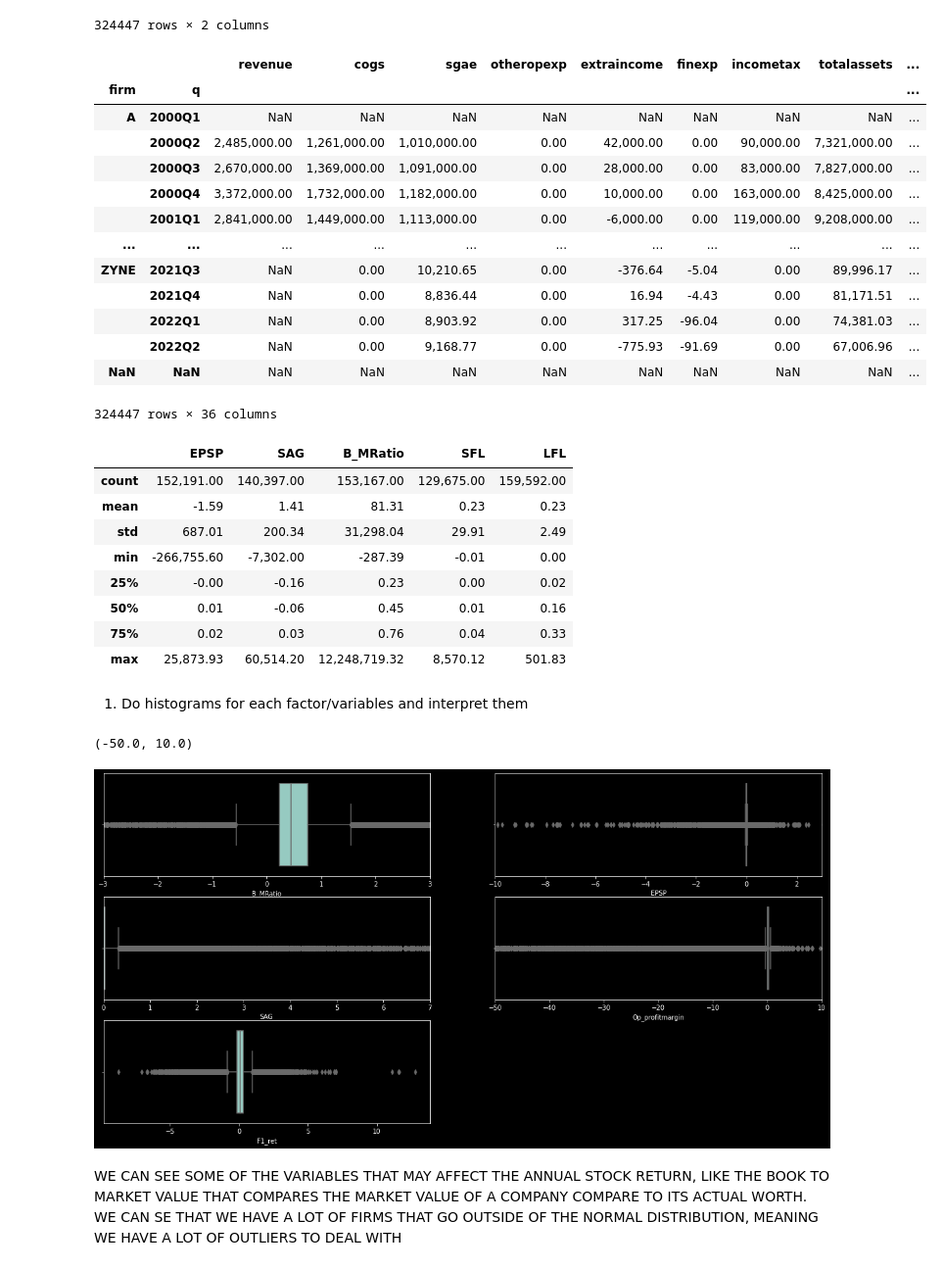
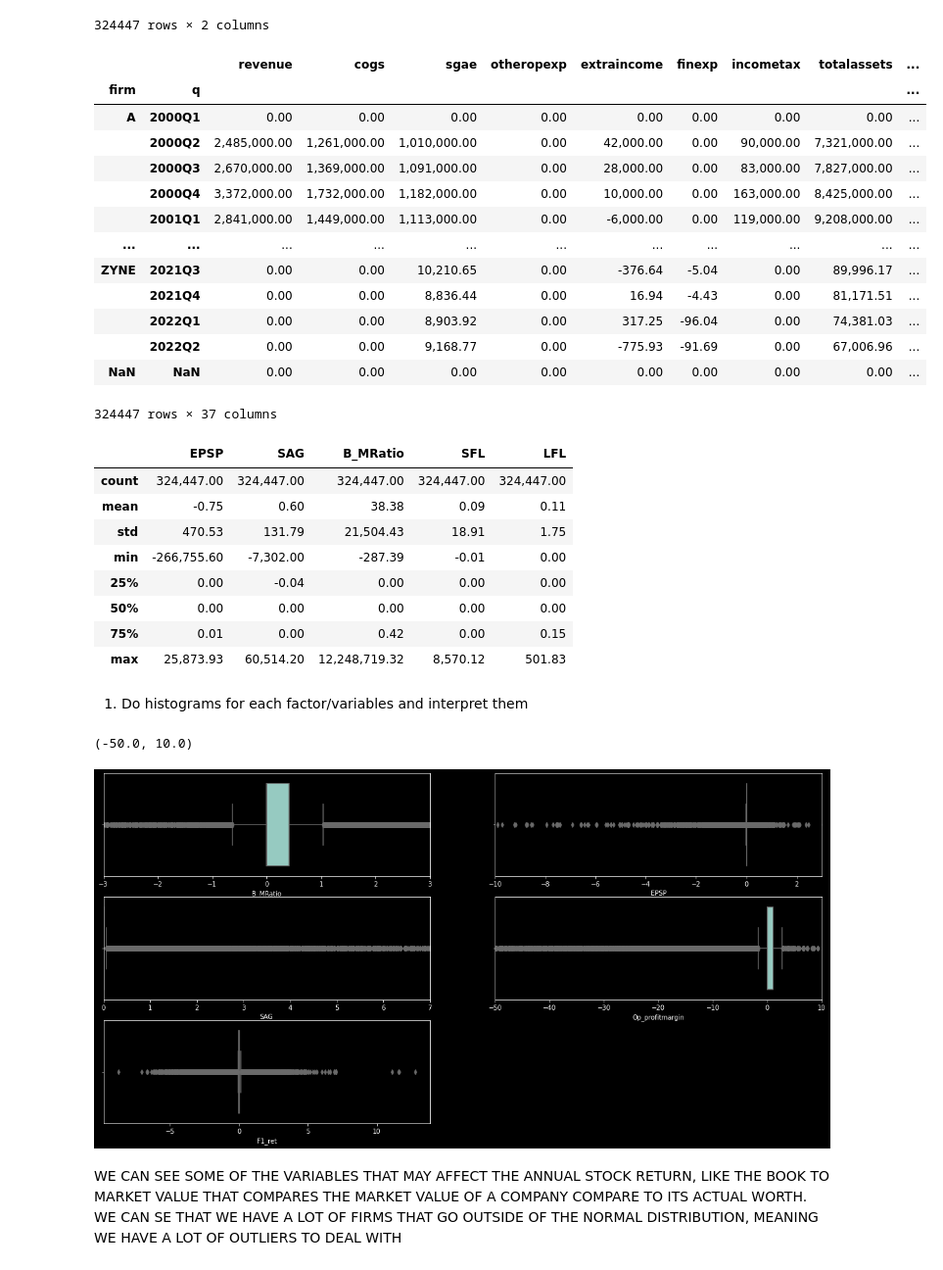
Before and after one commit to maribarram/M1_EstadisticaParaCienciaDeDatos, a Jupyter notebook: CasoNegocios/EntregaFinal.ipynb, the cells around one changed output. Shown: that part at 98% size. Saved outputs shown, nothing was run; the diff lists cells and outputs as text; code cells hidden in the pictures.

```diff
--- a/CasoNegocios/EntregaFinal.ipynb
+++ b/CasoNegocios/EntregaFinal.ipynb
@@ -65,16 +65,18 @@ data["Book Value"] = data["totalassets"]-data["totalliabilities"]
 # %%
 data["Ebit"] = data["revenue"] - data["cogs"] - data["sgae"]
 # %%
-data["revenue"] = data["revenue"].replace(0,np.nan)
 data["originalprice"] = data["originalprice"].replace(0,np.nan)
 data["totalassets"] = data["totalassets"].replace(0,np.nan)
-# %%
-data["Op_profitmargin"] = data["Ebit"]/data["revenue"]  #Porcentaje
+# %%
+data["OPM_sum"] = data["Ebit"] + data["revenue"]
+data["Op_profitmargin"] = data["OPM_sum"]/data["revenue"]  #Porcentaje
+data["Op_profitmargin"] = data["Op_profitmargin"].replace([np.inf, -np.inf], np.nan)  #Porcentaje
 # %%
 data["net_income"] = data["Ebit"] - data["otheropexp"] - data["incometax"] - data["finexp"] + data["extraincome"]
 # %%
 pd.options.display.float_format = "{:,.2f}".format
 data["Profit margin"] = (data["net_income"] / data["revenue"])  #Porcentaje
+data["Profit margin"] = data["Profit margin"].replace([np.inf, -np.inf], np.nan)
 # %%
 #Divide by industry
 data_industry1 = data.loc[(data["Sector NAICS level 1"] == "Wholesale Trade") | (data["Sector NAICS level 1"] == "Retail Trade")]
@@ -465,52 +494,55 @@ data[["r","F1_ret"]]
 # %%
 #Earning per share:
 data["EPSP"] = (data['net_income'] / data["sharesoutstanding"])/data["originalprice"]
 
-#Sales annual growth
+#Book to Market Ratio
 data["SAG"] = (data["revenue"] / (data["revenue"].shift(-4)))-1
+data["SAG"] = data["SAG"].replace([np.inf, -np.inf], 0)
 
 #Book to market ratio
 data["B_MRatio"] = (data["totalassets"] - data["totalliabilities"]) / (data["originalprice"] * data["sharesoutstanding"])
 
 #Short financial leverage
 data["SFL"] = data["shortdebt"] / data["totalassets"]
 
 #Long financial leverage
 data["LFL"] = data["longdebt"] / data["totalassets"]
 
 #To classify by size
 data.sort_values("Market Value").groupby("q")
 data["size"] = pd.cut(data["Market Value"], bins=3, labels = ["small","medium","big"])
 
 d = pd.get_dummies(data["size"],drop_first=-1)
 data[["Medium","Big"]] = d[["medium","big"]]
+
+data = data.replace(np.nan, 0)
 data
 # %% [output]
 |  |  | revenue | cogs | sgae | otheropexp | extraincome | finexp | incometax | totalassets | ... |
 | firm | q |  |  |  |  |  |  |  |  | ... |
-| A | 2000Q1 | NaN | NaN | NaN | NaN | NaN | NaN | NaN | NaN | ... |
+| A | 2000Q1 | 0.00 | 0.00 | 0.00 | 0.00 | 0.00 | 0.00 | 0.00 | 0.00 | ... |
 |  | 2000Q2 | 2,485,000.00 | 1,261,000.00 | 1,010,000.00 | 0.00 | 42,000.00 | 0.00 | 90,000.00 | 7,321,000.00 | ... |
 |  | 2000Q3 | 2,670,000.00 | 1,369,000.00 | 1,091,000.00 | 0.00 | 28,000.00 | 0.00 | 83,000.00 | 7,827,000.00 | ... |
 |  | 2000Q4 | 3,372,000.00 | 1,732,000.00 | 1,182,000.00 | 0.00 | 10,000.00 | 0.00 | 163,000.00 | 8,425,000.00 | ... |
 |  | 2001Q1 | 2,841,000.00 | 1,449,000.00 | 1,113,000.00 | 0.00 | -6,000.00 | 0.00 | 119,000.00 | 9,208,000.00 | ... |
 | ... | ... | ... | ... | ... | ... | ... | ... | ... | ... | ... |
-| ZYNE | 2021Q3 | NaN | 0.00 | 10,210.65 | 0.00 | -376.64 | -5.04 | 0.00 | 89,996.17 | ... |
-|  | 2021Q4 | NaN | 0.00 | 8,836.44 | 0.00 | 16.94 | -4.43 | 0.00 | 81,171.51 | ... |
-|  | 2022Q1 | NaN | 0.00 | 8,903.92 | 0.00 | 317.25 | -96.04 | 0.00 | 74,381.03 | ... |
-|  | 2022Q2 | NaN | 0.00 | 9,168.77 | 0.00 | -775.93 | -91.69 | 0.00 | 67,006.96 | ... |
-| NaN | NaN | NaN | NaN | NaN | NaN | NaN | NaN | NaN | NaN | ... |
+| ZYNE | 2021Q3 | 0.00 | 0.00 | 10,210.65 | 0.00 | -376.64 | -5.04 | 0.00 | 89,996.17 | ... |
+|  | 2021Q4 | 0.00 | 0.00 | 8,836.44 | 0.00 | 16.94 | -4.43 | 0.00 | 81,171.51 | ... |
+|  | 2022Q1 | 0.00 | 0.00 | 8,903.92 | 0.00 | 317.25 | -96.04 | 0.00 | 74,381.03 | ... |
+|  | 2022Q2 | 0.00 | 0.00 | 9,168.77 | 0.00 | -775.93 | -91.69 | 0.00 | 67,006.96 | ... |
+| NaN | NaN | 0.00 | 0.00 | 0.00 | 0.00 | 0.00 | 0.00 | 0.00 | 0.00 | ... |
-324447 rows × 36 columns
+324447 rows × 37 columns
 # %%
 data[["EPSP","SAG","B_MRatio","SFL","LFL"]].describe()
 # %% [output]
 |  | EPSP | SAG | B_MRatio | SFL | LFL |
-| count | 152,191.00 | 140,397.00 | 153,167.00 | 129,675.00 | 159,592.00 |
-| mean | -1.59 | 1.41 | 81.31 | 0.23 | 0.23 |
-| std | 687.01 | 200.34 | 31,298.04 | 29.91 | 2.49 |
+| count | 324,447.00 | 324,447.00 | 324,447.00 | 324,447.00 | 324,447.00 |
+| mean | -0.75 | 0.60 | 38.38 | 0.09 | 0.11 |
+| std | 470.53 | 131.79 | 21,504.43 | 18.91 | 1.75 |
 | min | -266,755.60 | -7,302.00 | -287.39 | -0.01 | 0.00 |
-| 25% | -0.00 | -0.16 | 0.23 | 0.00 | 0.02 |
-| 50% | 0.01 | -0.06 | 0.45 | 0.01 | 0.16 |
-| 75% | 0.02 | 0.03 | 0.76 | 0.04 | 0.33 |
+| 25% | 0.00 | -0.04 | 0.00 | 0.00 | 0.00 |
+| 50% | 0.00 | 0.00 | 0.00 | 0.00 | 0.00 |
+| 75% | 0.01 | 0.00 | 0.42 | 0.00 | 0.15 |
 | max | 25,873.93 | 60,514.20 | 12,248,719.32 | 8,570.12 | 501.83 |
 # %% [markdown]
 
@@ -537,7 +569,7 @@ ax3.set_xlim((0,7))
 ax4.set_xlim((-50,10))
 # %% [output]
 (-50.0, 10.0)
-[figure, old version]
+[figure, new version]
 # %% [markdown]
 WE CAN SEE SOME OF THE VARIABLES THAT MAY AFFECT THE ANNUAL STOCK RETURN, LIKE THE BOOK TO MARKET VALUE THAT COMPARES THE MARKET VALUE OF A COMPANY COMPARE TO ITS ACTUAL WORTH. WE CAN SE THAT WE HAVE A LOT OF FIRMS THAT GO OUTSIDE OF THE NORMAL DISTRIBUTION, MEANING WE HAVE A LOT OF OUTLIERS TO DEAL WITH
 # %% [markdown]
```
Also changed, not shown: parts of 32 cells of this notebook, 4 other files.
